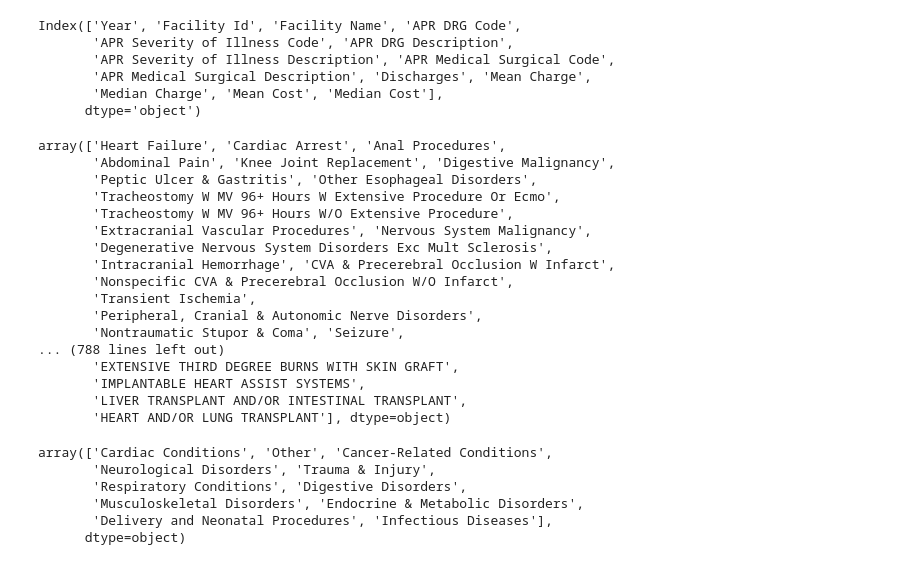
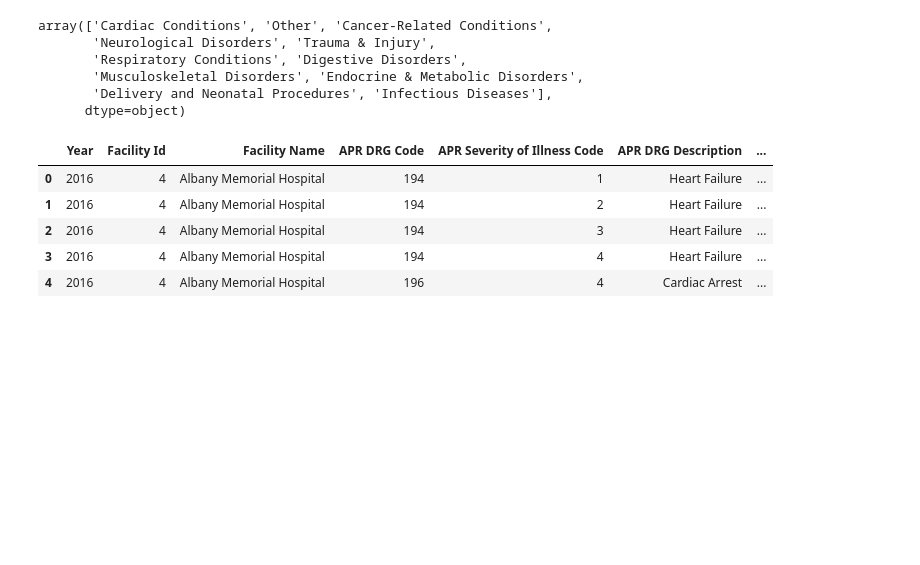
Before and after one commit to nikaslukyanov/Fair-Health-Finder, a Jupyter notebook: cost_analysis.ipynb, the cells around one changed output. Saved outputs shown, nothing was run; the diff lists cells and outputs as text; code cells hidden in the pictures; blank space fills up the shorter version.

```diff
--- a/cost_analysis.ipynb
+++ b/cost_analysis.ipynb
@@ -4,36 +4,6 @@ import matplotlib.pyplot as plt
 import numpy as np
 import seaborn as sns
 import re
-# %%
-df_cost = pd.read_csv("Hospital_Inpatient_Cost_Transparency__Beginning_2009_20250208.csv")
-df_cost.columns
-# %% [output]
-Index(['Year', 'Facility Id', 'Facility Name', 'APR DRG Code',
-       'APR Severity of Illness Code', 'APR DRG Description',
-       'APR Severity of Illness Description', 'APR Medical Surgical Code',
-       'APR Medical Surgical Description', 'Discharges', 'Mean Charge',
-       'Median Charge', 'Mean Cost', 'Median Cost'],
-      dtype='object')
-# %%
-df_cost['APR DRG Description'].unique()
-# %% [output]
-array(['Heart Failure', 'Cardiac Arrest', 'Anal Procedures',
-       'Abdominal Pain', 'Knee Joint Replacement', 'Digestive Malignancy',
-       'Peptic Ulcer & Gastritis', 'Other Esophageal Disorders',
-       'Tracheostomy W MV 96+ Hours W Extensive Procedure Or Ecmo',
-       'Tracheostomy W MV 96+ Hours W/O Extensive Procedure',
-       'Extracranial Vascular Procedures', 'Nervous System Malignancy',
-       'Degenerative Nervous System Disorders Exc Mult Sclerosis',
-       'Intracranial Hemorrhage', 'CVA & Precerebral Occlusion W Infarct',
-       'Nonspecific CVA & Precerebral Occlusion W/O Infarct',
-       'Transient Ischemia',
-       'Peripheral, Cranial & Autonomic Nerve Disorders',
-       'Nontraumatic Stupor & Coma', 'Seizure',
-... (788 lines left out)
-       'EXTENSIVE THIRD DEGREE BURNS WITH SKIN GRAFT',
-       'IMPLANTABLE HEART ASSIST SYSTEMS',
-       'LIVER TRANSPLANT AND/OR INTESTINAL TRANSPLANT',
-       'HEART AND/OR LUNG TRANSPLANT'], dtype=object)
 # %%
 df_cost_categorized = pd.read_csv("Hospital_Inpatient_Cost_Transparency_Categorized.csv")
 df_cost_categorized["Categorization"].unique()
@@ -44,3 +14,12 @@ array(['Cardiac Conditions', 'Other', 'Cancer-Related Conditions',
        'Musculoskeletal Disorders', 'Endocrine & Metabolic Disorders',
        'Delivery and Neonatal Procedures', 'Infectious Diseases'],
       dtype=object)
+# %%
+df_cost_categorized.head()
+# %% [output]
+|  | Year | Facility Id | Facility Name | APR DRG Code | APR Severity of Illness Code | APR DRG Description | ... |
+| 0 | 2016 | 4 | Albany Memorial Hospital | 194 | 1 | Heart Failure | ... |
+| 1 | 2016 | 4 | Albany Memorial Hospital | 194 | 2 | Heart Failure | ... |
+| 2 | 2016 | 4 | Albany Memorial Hospital | 194 | 3 | Heart Failure | ... |
+| 3 | 2016 | 4 | Albany Memorial Hospital | 194 | 4 | Heart Failure | ... |
+| 4 | 2016 | 4 | Albany Memorial Hospital | 196 | 4 | Cardiac Arrest | ... |
```
Also changed, not shown: parts of 1 cell of this notebook, 3 other files.
